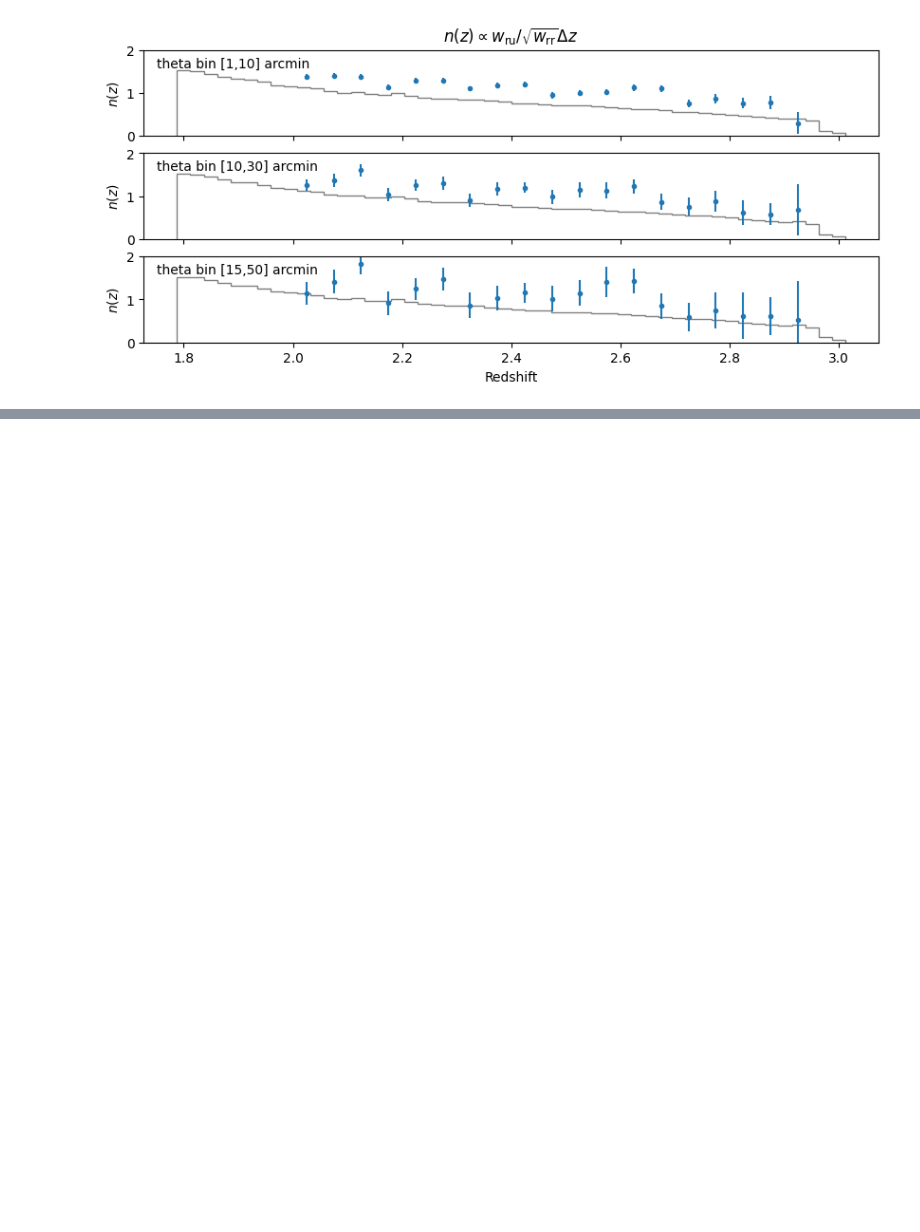
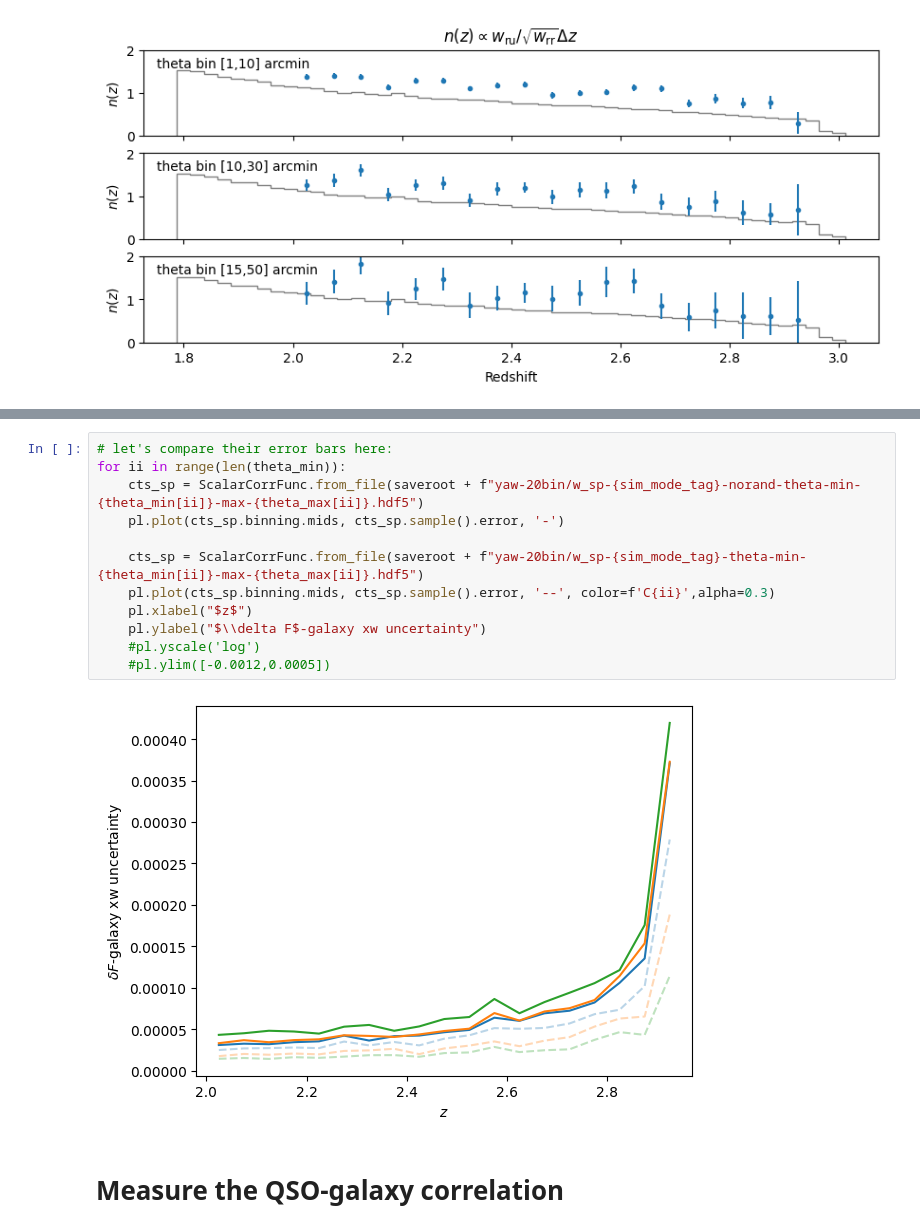
Before and after one commit to hangqianjun/lya_forest_clustering_z, a Jupyter notebook: notebooks/yaw_pipeline_test_raw-nbin20.ipynb, the cells around one changed output, grey strips where cells are left out. Cells and saved outputs as stored; diff of their text form; blank space fills up the shorter version.

```diff
--- a/notebooks/yaw_pipeline_test_raw-nbin20.ipynb
+++ b/notebooks/yaw_pipeline_test_raw-nbin20.ipynb
@@ -316,0 +382,16 @@ pl.stairs(nz_norm,nz_edges, color='r', alpha=0.5)
+# %%
+# let's compare their error bars here:
+for ii in range(len(theta_min)):
+    cts_sp = ScalarCorrFunc.from_file(saveroot + f"yaw-20bin/w_sp-{sim_mode_tag}-norand-theta-min-{theta_min[ii]}-max-{theta_max[ii]}.hdf5")
+    pl.plot(cts_sp.binning.mids, cts_sp.sample().error, '-')
+
+    cts_sp = ScalarCorrFunc.from_file(saveroot + f"yaw-20bin/w_sp-{sim_mode_tag}-theta-min-{theta_min[ii]}-max-{theta_max[ii]}.hdf5")
+    pl.plot(cts_sp.binning.mids, cts_sp.sample().error, '--', color=f'C{ii}',alpha=0.3)
+    pl.xlabel("$z$")
+    pl.ylabel("$\\delta F$-galaxy xw uncertainty")
+    #pl.yscale('log')
+    #pl.ylim([-0.0012,0.0005])
+# %% [output]
+[figure, added]
+# %% [markdown]
+# Measure the QSO-galaxy correlation
```
Also changed, not shown: parts of 41 cells of this notebook, 27 other files.
